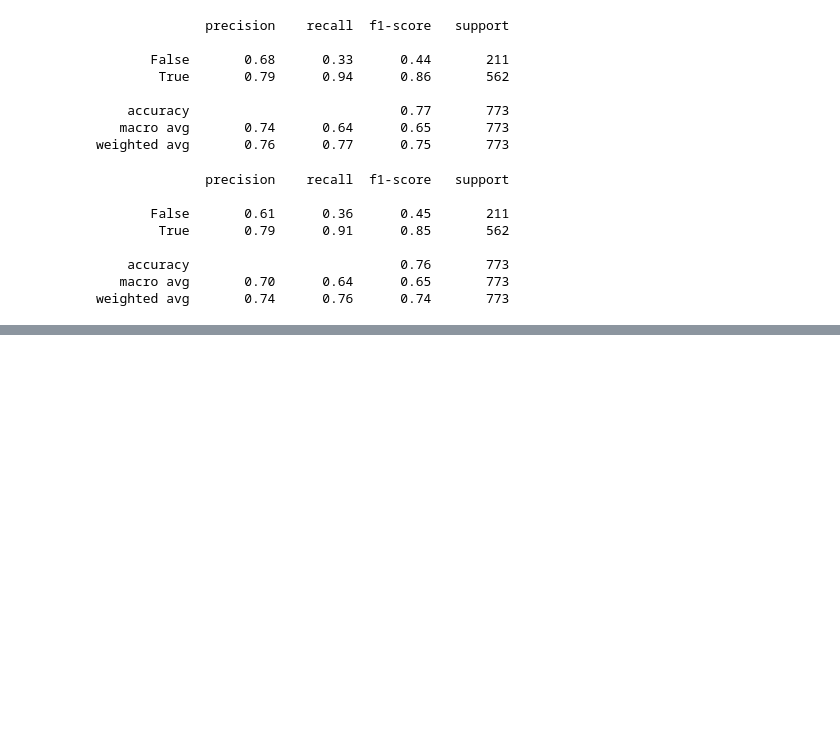
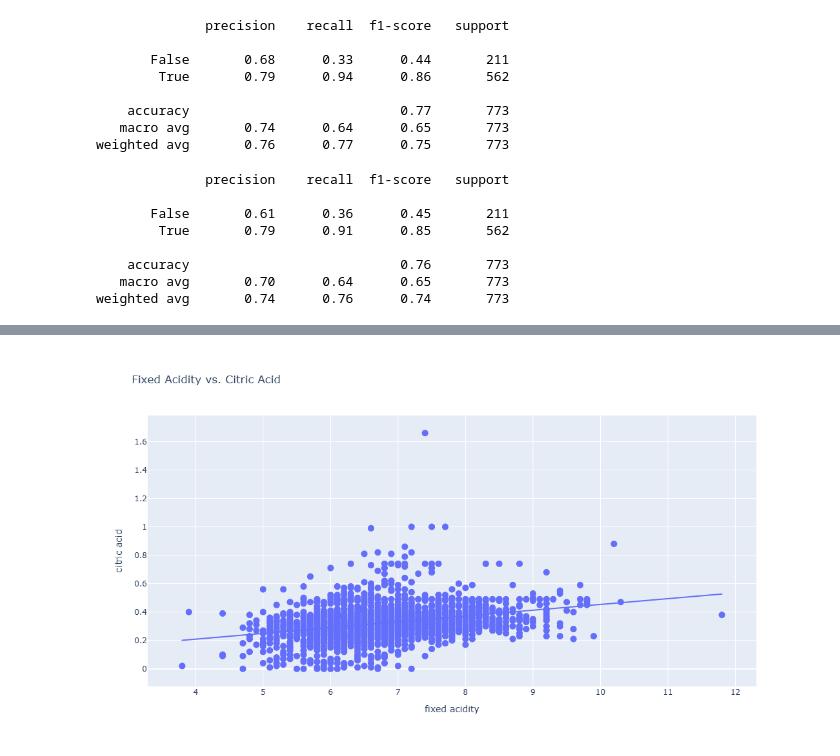
Before and after one commit to Robotrousers/Project4, a Jupyter notebook: VinoVista.ipynb, the cells around one changed output, grey strips where cells are left out. Drawn from its saved outputs; the diff is of its cells as text; code cells hidden in the pictures; blank space fills up the shorter version.

```diff
--- a/VinoVista.ipynb
+++ b/VinoVista.ipynb
@@ -183,0 +238,17 @@ weighted avg       0.83      0.84      0.83       773
+# %%
+import plotly.express as px
+
+fig = px.scatter(
+    df,
+    x='fixed acidity',
+    y='citric acid',
+    trendline='ols',
+    title='Fixed Acidity vs. Citric Acid'
+)
+
+fig.update_traces(marker=dict(size=10))
+fig.update_layout(width=1200, height=600)
+
+fig.show()
+# %% [output]
+[figure, added]
```
Also changed, not shown: parts of 7 cells of this notebook.
